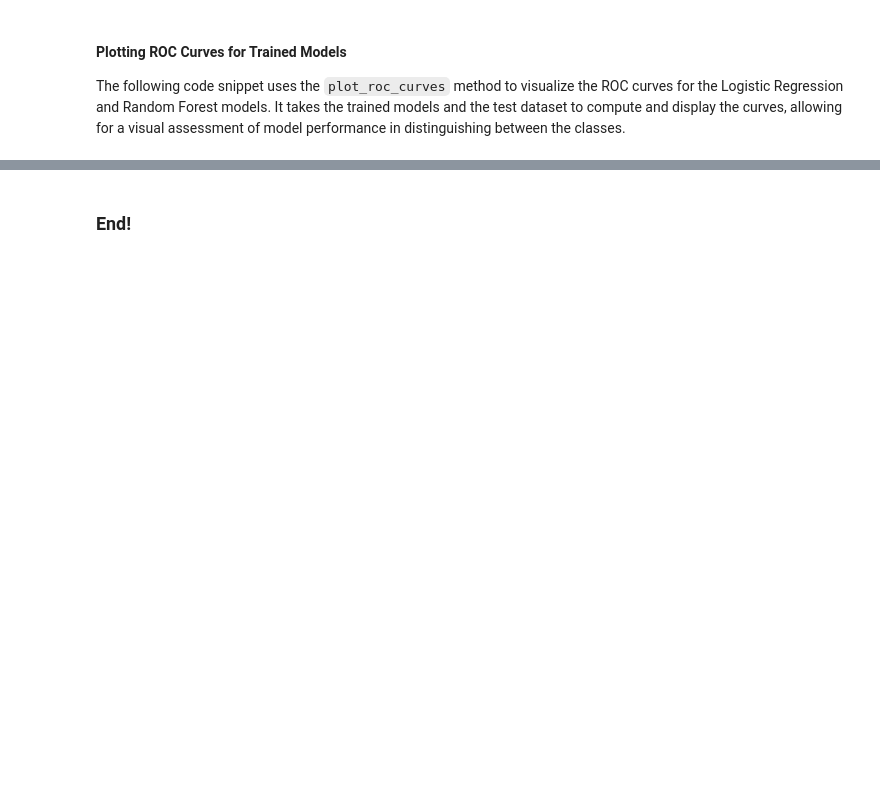
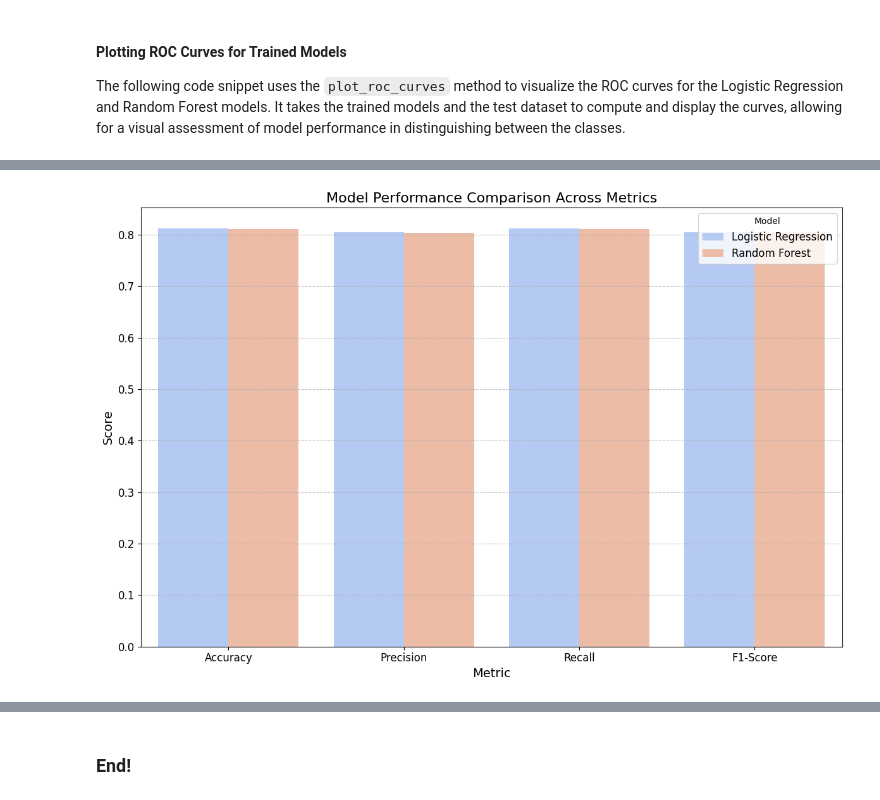
Before and after one commit to getahunTiruneh/Bati-Bank-Credit-Scoring-Model, a Jupyter notebook: notebooks/Model_building.ipynb, the cells around one changed output, grey strips where cells are left out. Cells and saved outputs as stored; diff of their text form; code cells hidden in the pictures; blank space fills up the shorter version.

```diff
--- a/notebooks/Model_building.ipynb
+++ b/notebooks/Model_building.ipynb
@@ -300,3 +304,7 @@ trainer.plot_model_comparisons(models, X_test, y_test)
+# %%
+trainer.plot_metric_comparisons()
+# %% [output]
+[figure, added]
 # %%
 # Saving selected Model to disk
 trainer.save_model(models, 'logistic_regression')
```
Also changed, not shown: parts of 11 cells of this notebook, 1 other file.
